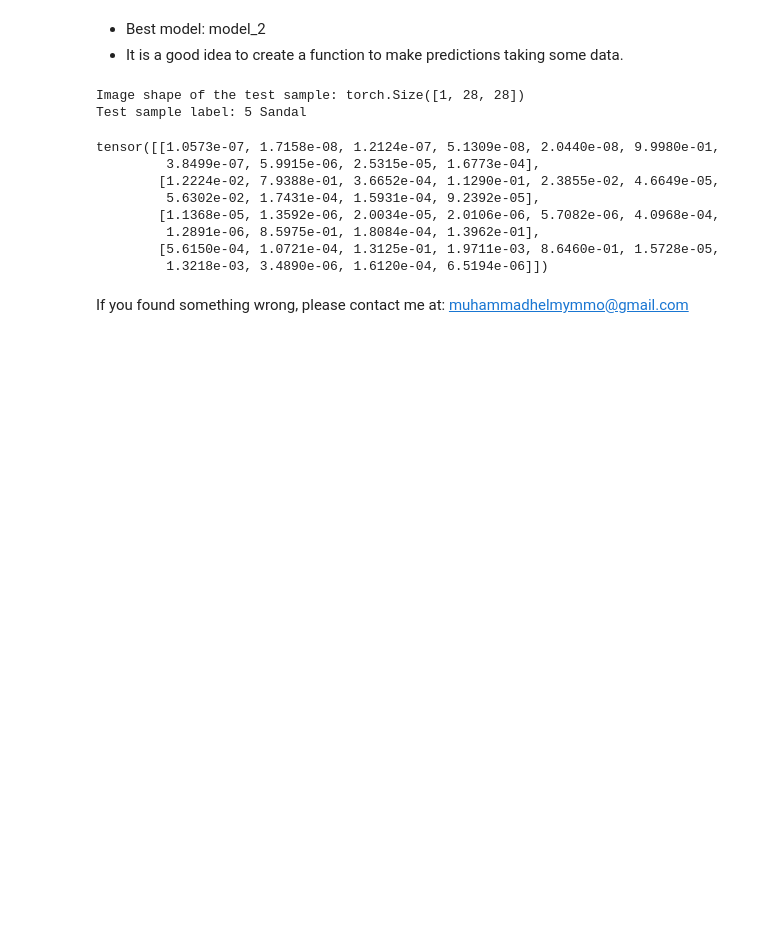
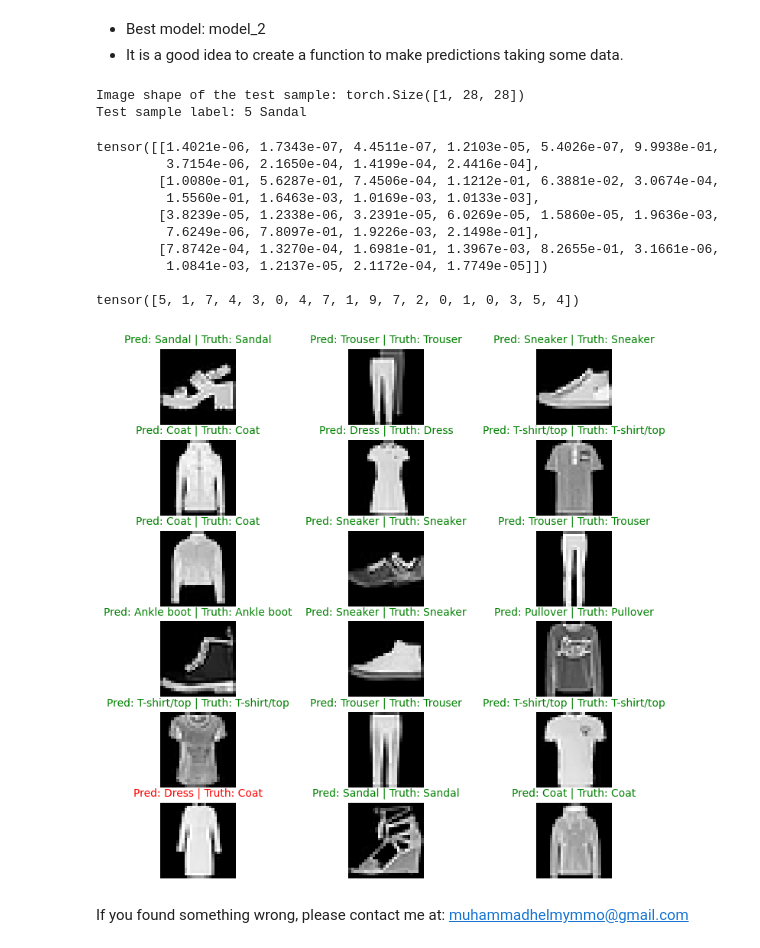
Before and after one commit to MuhammadHelmyOmar/PyTorch_Projects, a Jupyter notebook: Computer_Vision.ipynb, the cells around one changed output. Saved outputs shown, nothing was run; the diff lists cells and outputs as text; code cells hidden in the pictures; blank space fills up the shorter version.

```diff
--- a/Computer_Vision.ipynb
+++ b/Computer_Vision.ipynb
@@ -1156,7 +1172,7 @@ random.seed(42)
 test_samples = []
 test_labels = []
 
-for sample, label in random.sample(list(test_data), k=9):
+for sample, label in random.sample(list(test_data), k=18): # k: number of samples
     test_samples.append(sample)
     test_labels.append(label)
 
@@ -1170,14 +1186,18 @@ Test sample label: 5 Sandal
 
 pred_probs = make_predictions(model = model_2,
                               data = test_samples)
+print(pred_probs[:4])
 
-pred_probs[:4]
+pred_classes = pred_probs.argmax(dim=1)
+print("\n"+str(pred_classes))
 # %% [output]
-tensor([[1.0573e-07, 1.7158e-08, 1.2124e-07, 5.1309e-08, 2.0440e-08, 9.9980e-01,
-         3.8499e-07, 5.9915e-06, 2.5315e-05, 1.6773e-04],
-        [1.2224e-02, 7.9388e-01, 3.6652e-04, 1.1290e-01, 2.3855e-02, 4.6649e-05,
-         5.6302e-02, 1.7431e-04, 1.5931e-04, 9.2392e-05],
-        [1.1368e-05, 1.3592e-06, 2.0034e-05, 2.0106e-06, 5.7082e-06, 4.0968e-04,
-         1.2891e-06, 8.5975e-01, 1.8084e-04, 1.3962e-01],
-        [5.6150e-04, 1.0721e-04, 1.3125e-01, 1.9711e-03, 8.6460e-01, 1.5728e-05,
-         1.3218e-03, 3.4890e-06, 1.6120e-04, 6.5194e-06]])
+tensor([[1.4021e-06, 1.7343e-07, 4.4511e-07, 1.2103e-05, 5.4026e-07, 9.9938e-01,
+         3.7154e-06, 2.1650e-04, 1.4199e-04, 2.4416e-04],
+        [1.0080e-01, 5.6287e-01, 7.4506e-04, 1.1212e-01, 6.3881e-02, 3.0674e-04,
+         1.5560e-01, 1.6463e-03, 1.0169e-03, 1.0133e-03],
+        [3.8239e-05, 1.2338e-06, 3.2391e-05, 6.0269e-05, 1.5860e-05, 1.9636e-03,
+         7.6249e-06, 7.8097e-01, 1.9226e-03, 2.1498e-01],
+        [7.8742e-04, 1.3270e-04, 1.6981e-01, 1.3967e-03, 8.2655e-01, 3.1661e-06,
+         1.0841e-03, 1.2137e-05, 2.1172e-04, 1.7749e-05]])
+
+tensor([5, 1, 7, 4, 3, 0, 4, 7, 1, 9, 7, 2, 0, 1, 0, 3, 5, 4])
@@ -1184,2 +1207,31 @@ tensor([[1.0573e-07, 1.7158e-08, 1.2124e-07, 5.1309e-08, 2.0440e-08, 9.9980e-01,
+# %%
+# Plot predictions
+plt.figure(figsize=(9,9))
+
+for i, sample in enumerate(test_samples):
+    # Create a subplot
+    plt.subplot(6, 3, i+1)
+
+    # Plot the target image
+    plt.imshow(sample.squeeze(), cmap="gray")
+
+    # Get the predicted label
+    pred_label = class_names[pred_classes[i]]
+
+    # Get the truth label
+    truth_label = class_names[test_labels[i]]
+
+    # Put proper title
+    title = f"Pred: {pred_label} | Truth: {truth_label}"
+
+    # Make green color for a correct prediction and red color for wrong one
+    if pred_label == truth_label:
+        plt.title(title, fontsize=10, c="g")
+    else:
+        plt.title(title, fontsize=10, c="r")
+
+    plt.axis(False);
+# %% [output]
+[figure, added]
 # %% [markdown]
 If you found something wrong, please contact me at: muhammadhelmymmo@gmail.com
```
Also changed, not shown: parts of 12 cells of this notebook.
